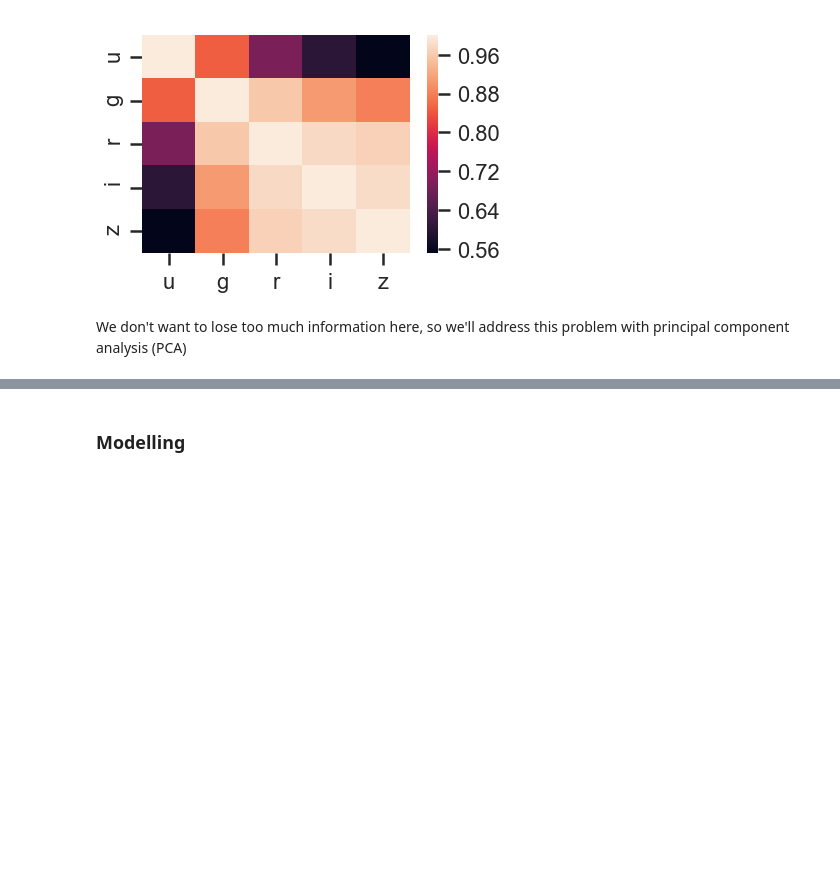
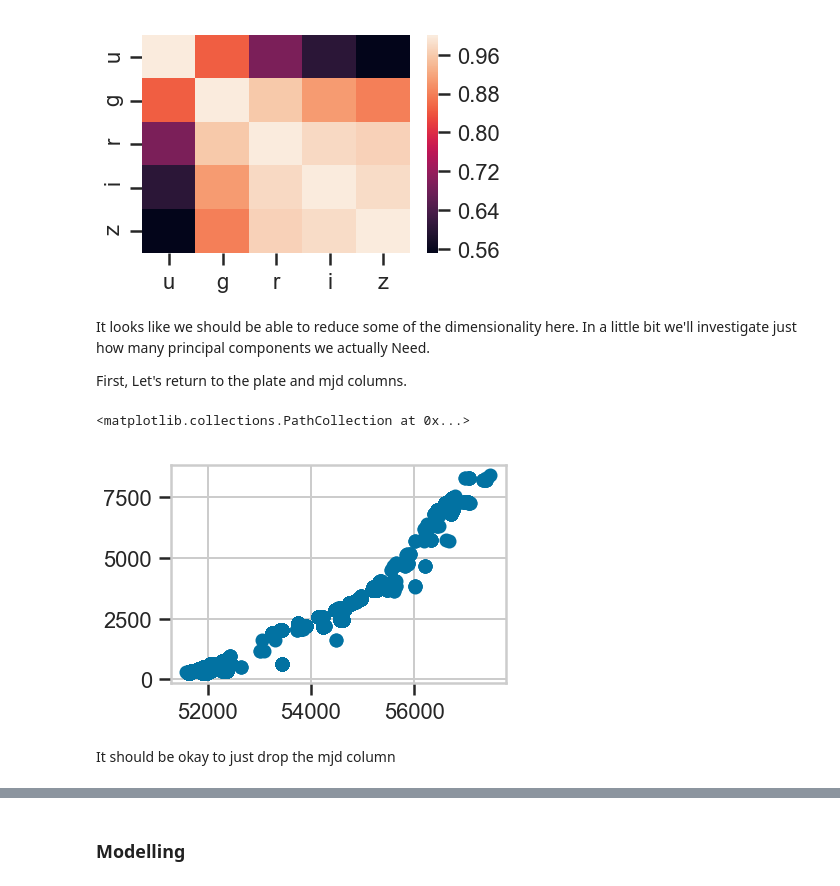
Before and after one commit to garrettlducharme/SDSS_classification, a Jupyter notebook: Technical_Notebook.ipynb, the cells around one changed output, grey strips where cells are left out. Cells and saved outputs as stored; diff of their text form; code cells hidden in the pictures; blank space fills up the shorter version.

Commit message:
Add analysis.

```diff
--- a/Technical_Notebook.ipynb
+++ b/Technical_Notebook.ipynb
@@ -155,5 +156,14 @@ sns.heatmap(X[['u', 'g', 'r', 'i', 'z']].corr())
 # %% [output]
 <matplotlib.axes._subplots.AxesSubplot at 0x...>
 [figure]
-# %% [markdown]
-We don't want to lose too much information here, so we'll address this problem with principal component analysis (PCA)
+# %% [markdown]
+It looks like we should be able to reduce some of the dimensionality here. In a little bit we'll investigate just how many principal components we actually Need.
+
+First, Let's return to the plate and mjd columns.
+# %%
+plt.scatter(X.mjd, X.plate)
+# %% [output]
+<matplotlib.collections.PathCollection at 0x...>
+[figure, added]
+# %% [markdown]
+It should be okay to just drop the mjd column
```
Also changed, not shown: parts of 20 cells of this notebook, 1 other file.
